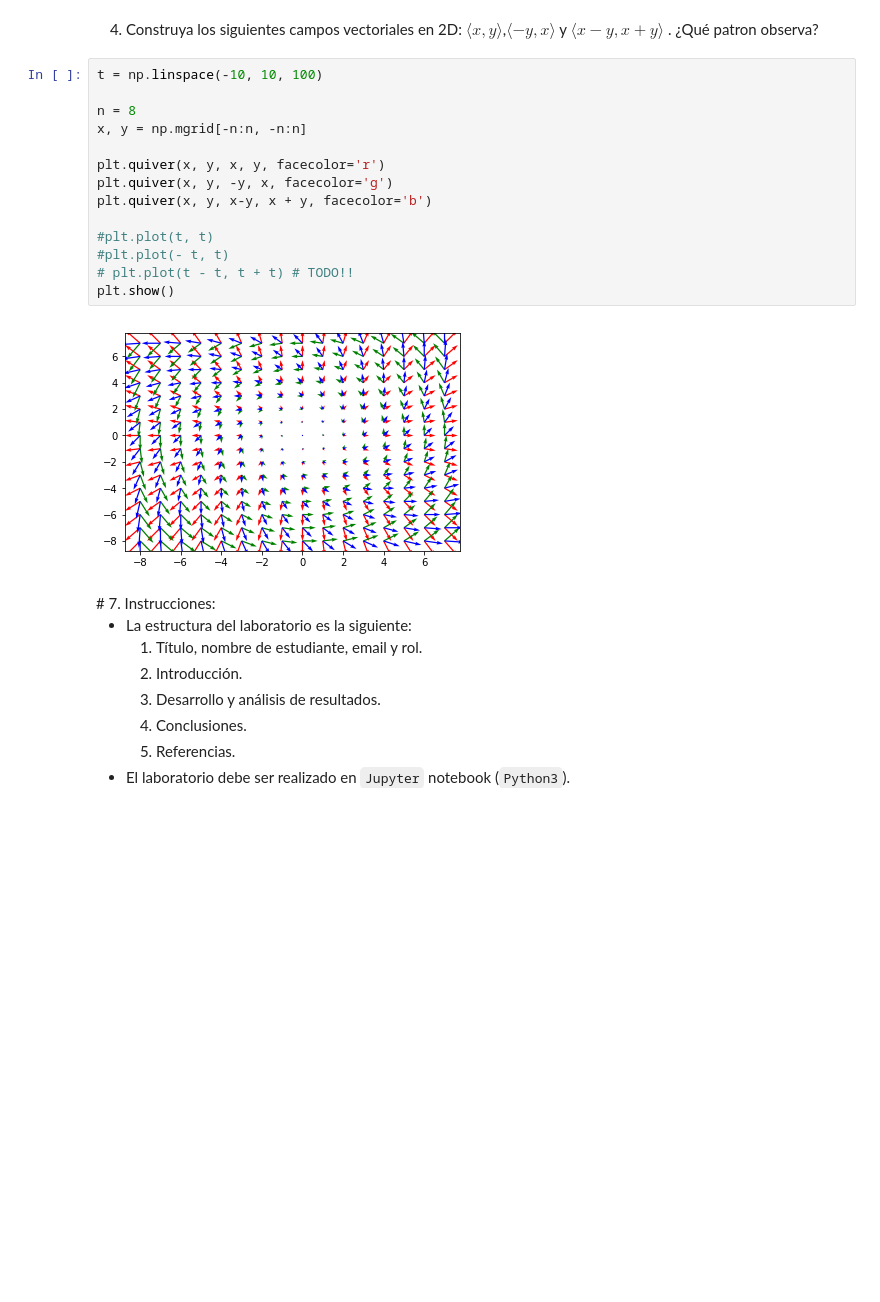
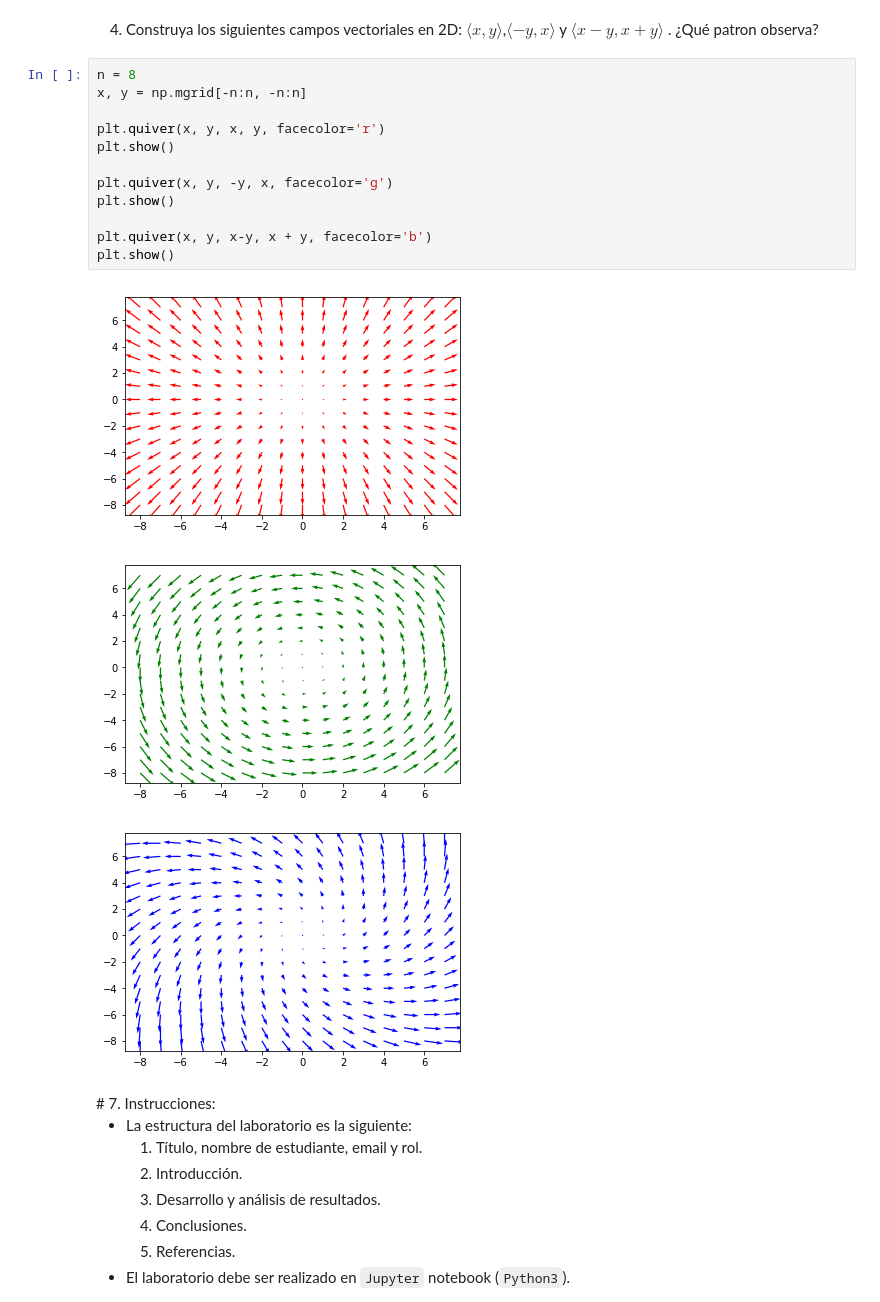
Before and after one commit to mijara/notebooks, a Jupyter notebook: Tarea_1_CC1_2017.ipynb, the cells around one changed output. Cells and saved outputs as stored; diff of their text form; blank space fills up the shorter version.

```diff
--- a/Tarea_1_CC1_2017.ipynb
+++ b/Tarea_1_CC1_2017.ipynb
@@ -439,21 +437,21 @@ plt.show()
 # %% [markdown]
 4) Construya los siguientes campos vectoriales en 2D: $\langle x,y\rangle$,$\langle -y,x\rangle$ y $\langle x-y,x+y\rangle$ . ¿Qué patron observa?
 # %%
-t = np.linspace(-10, 10, 100)
-
 n = 8
 x, y = np.mgrid[-n:n, -n:n]
 
 plt.quiver(x, y, x, y, facecolor='r')
+plt.show()
+
 plt.quiver(x, y, -y, x, facecolor='g')
+plt.show()
+
 plt.quiver(x, y, x-y, x + y, facecolor='b')
-
-#plt.plot(t, t)
-#plt.plot(- t, t)
-# plt.plot(t - t, t + t) # TODO!!
 plt.show()
 # %% [output]
-[figure, old version]
+[figure, new version]
+[figure, added]
+[figure, added]
 # %% [markdown]
 <div id='instr' />
 # 7. Instrucciones:
```
Also changed, not shown: parts of 3 cells of this notebook.
